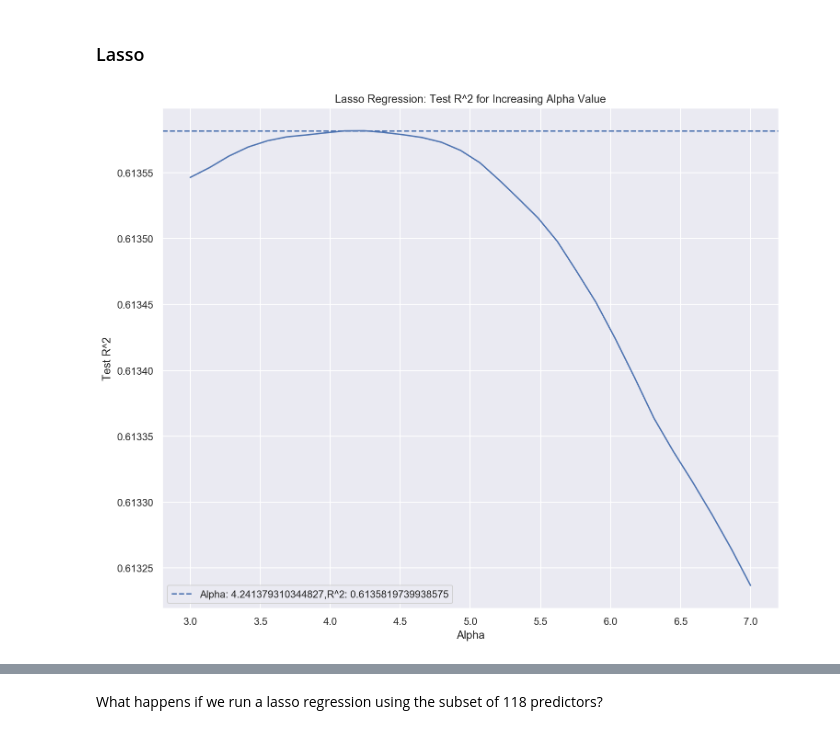
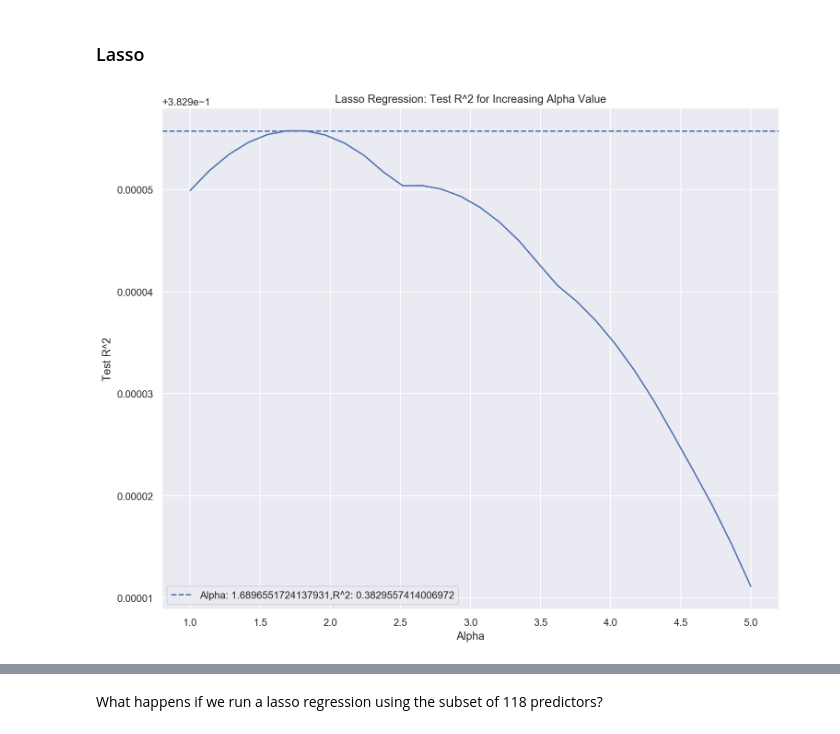
Before and after one commit to KennyMiyasato/developer_salary_predictor, a Jupyter notebook: charlie/charlie_index.ipynb, the cells around one changed output, grey strips where cells are left out. Saved outputs shown, nothing was run; the diff lists cells and outputs as text; code cells hidden in the pictures.

```diff
--- a/charlie/charlie_index.ipynb
+++ b/charlie/charlie_index.ipynb
@@ -135,0 +128,9 @@ comparison.append(log_performance)
+# %%
+def investigate_multicollinearity(predictors):
+    X = df[predictors]
+    vif = [variance_inflation_factor(X.values, i) for i in range(X.shape[1])]
+    print(f"VIF: {len(vif)} columns compared")
+    return list(zip(predictors, vif)), vif, predictors
+# %%
+list_vif, vif, x_keep = investigate_multicollinearity(X_recursive.columns.tolist())
+# list_vif
@@ -135,0 +159,9 @@ comparison.append(log_performance)
+# %%
+def remove_vif_scores_greater_than_5(x_column_keep, vif):
+    vif_scores = list(zip(x_column_keep, vif))
+    x_keep = [x for x,vif in vif_scores if vif < 5]
+    x_drop = [x for x,vif in vif_scores if vif > 5]
+    print(f"Variance Inflation Factor (VIF): {len(vif_scores)} | To Keep: {len(x_keep)} | To Drop: {len(x_drop)}")
+    return x_keep, x_drop
+# %%
+x_keep, x_drop = remove_vif_scores_greater_than_5(x_keep, vif)
@@ -203,6 +279,6 @@ def optimal_alpha(start,stop,steps,Model,chart_title,x_values,y_values):
 # %% [markdown]
 ### Lasso
 # %%
-optimal_alpha(3,7,30,Lasso,'Lasso',X,Y)
+optimal_alpha(1,5,30,Lasso,'Lasso',X[x_keep],Y)
 # %% [output]
-[figure, old version]
+[figure, new version]
```
Also changed, not shown: parts of 87 cells of this notebook.
